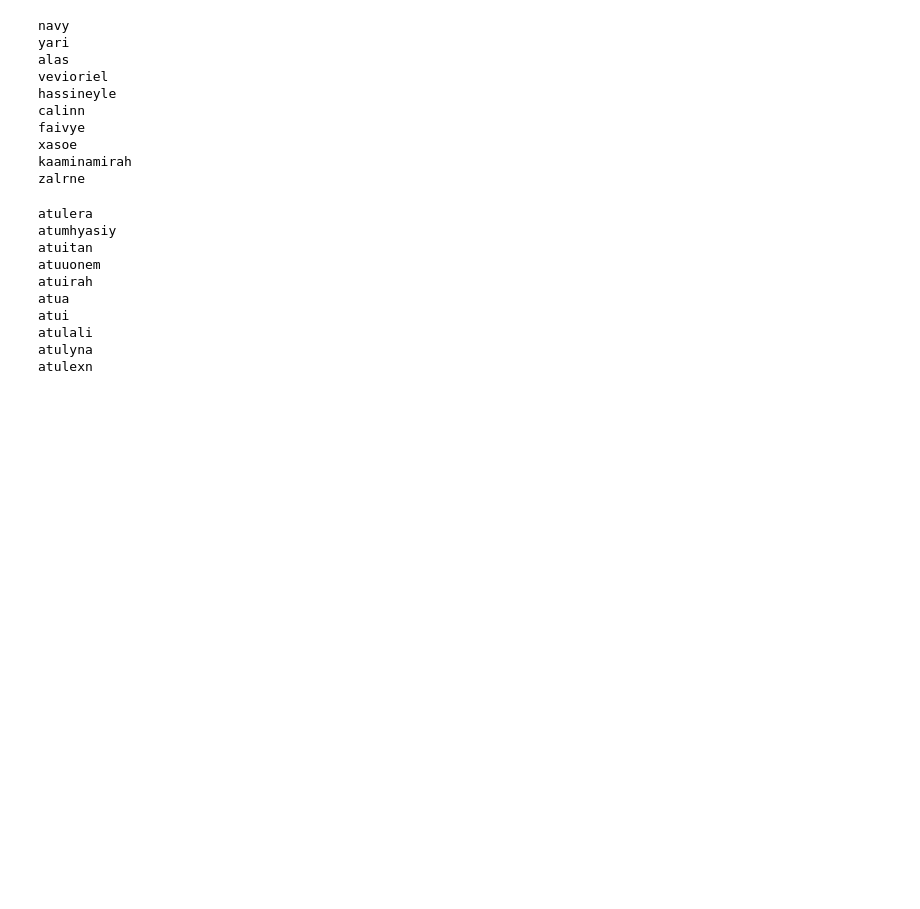
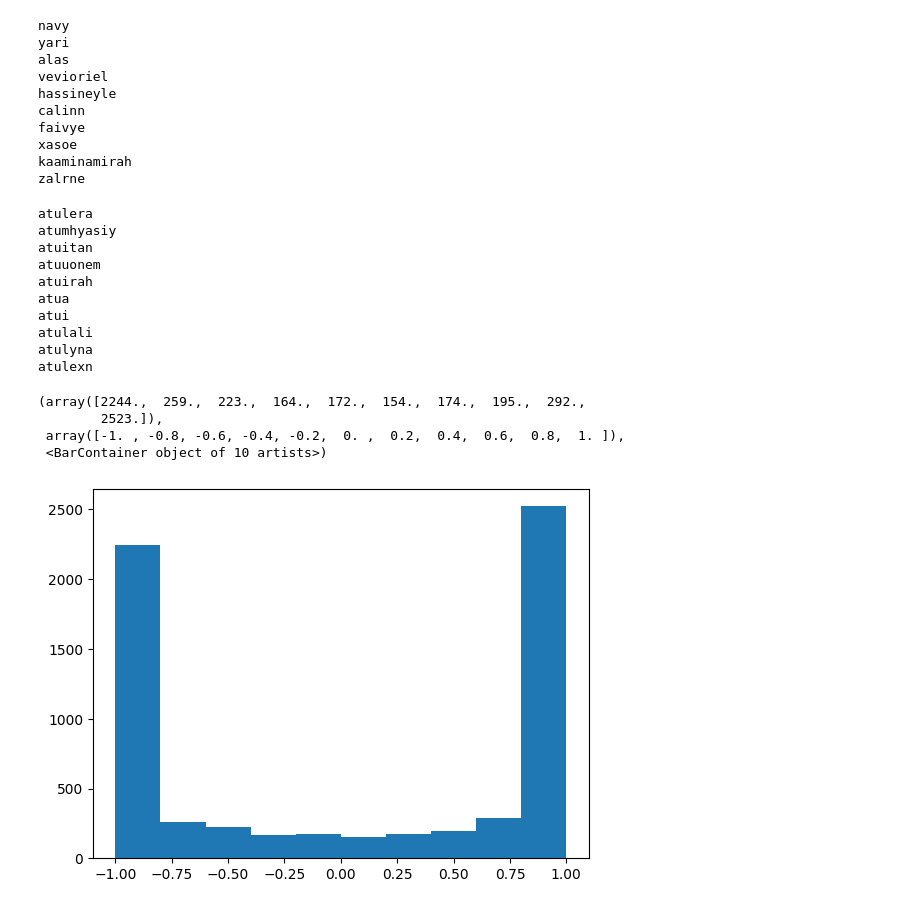
Before and after one commit to toolness/makemore-fun, a Jupyter notebook: lecture-3.ipynb, the cells around one changed output. Cells and saved outputs as stored; diff of their text form; code cells hidden in the pictures; blank space fills up the shorter version.

```diff
--- a/lecture-3.ipynb
+++ b/lecture-3.ipynb
@@ -67,3 +67,15 @@ atui
 atulali
 atulyna
 atulexn
+# %%
+from lecture3.training_data import X_train
+
+result = model.forward(X_train[:32])
+
+plt.hist(result.CXW1.view(-1).tolist())
+# %% [output]
+(array([2244.,  259.,  223.,  164.,  172.,  154.,  174.,  195.,  292.,
+        2523.]),
+ array([-1. , -0.8, -0.6, -0.4, -0.2,  0. ,  0.2,  0.4,  0.6,  0.8,  1. ]),
+ <BarContainer object of 10 artists>)
+[figure, added]
```
Also changed, not shown: parts of 1 cell of this notebook.
